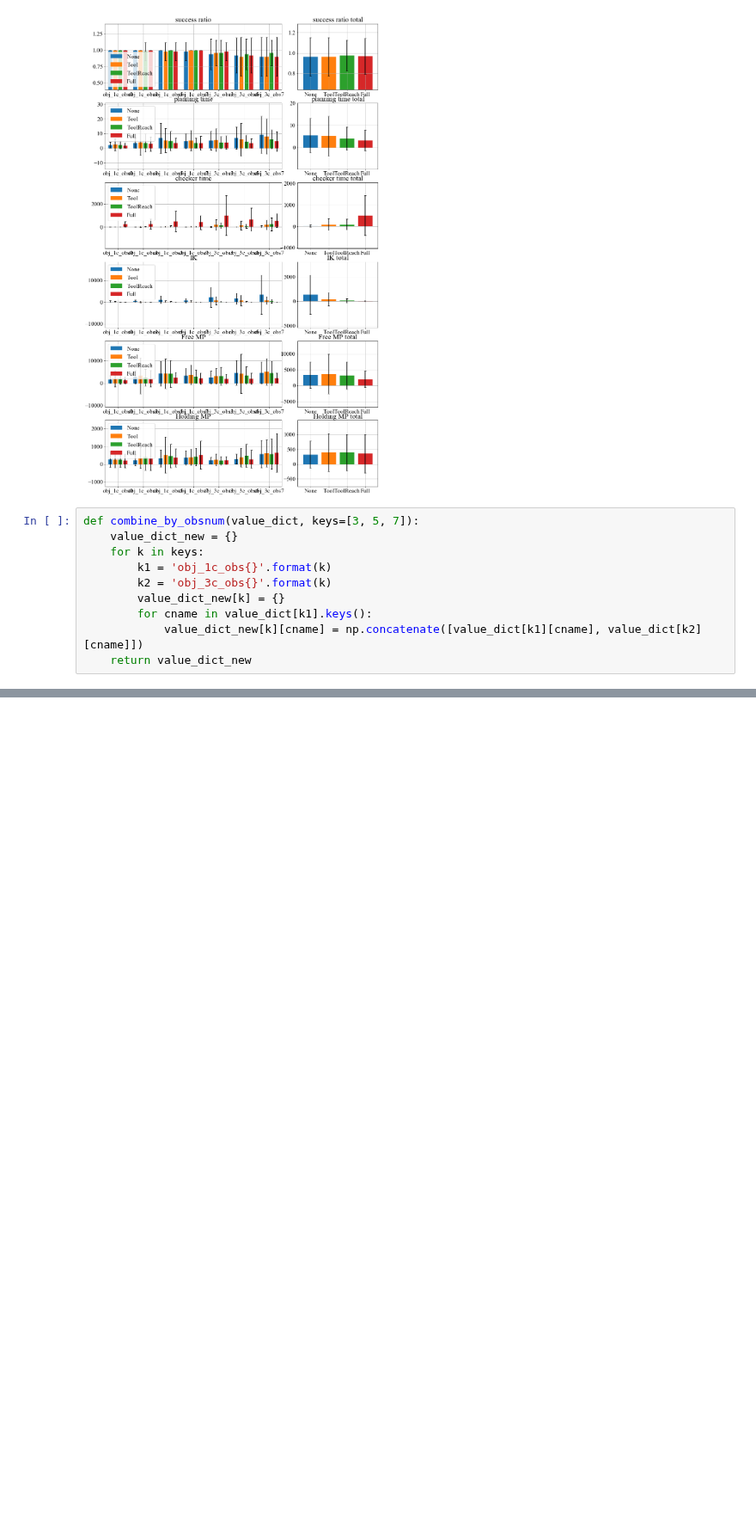
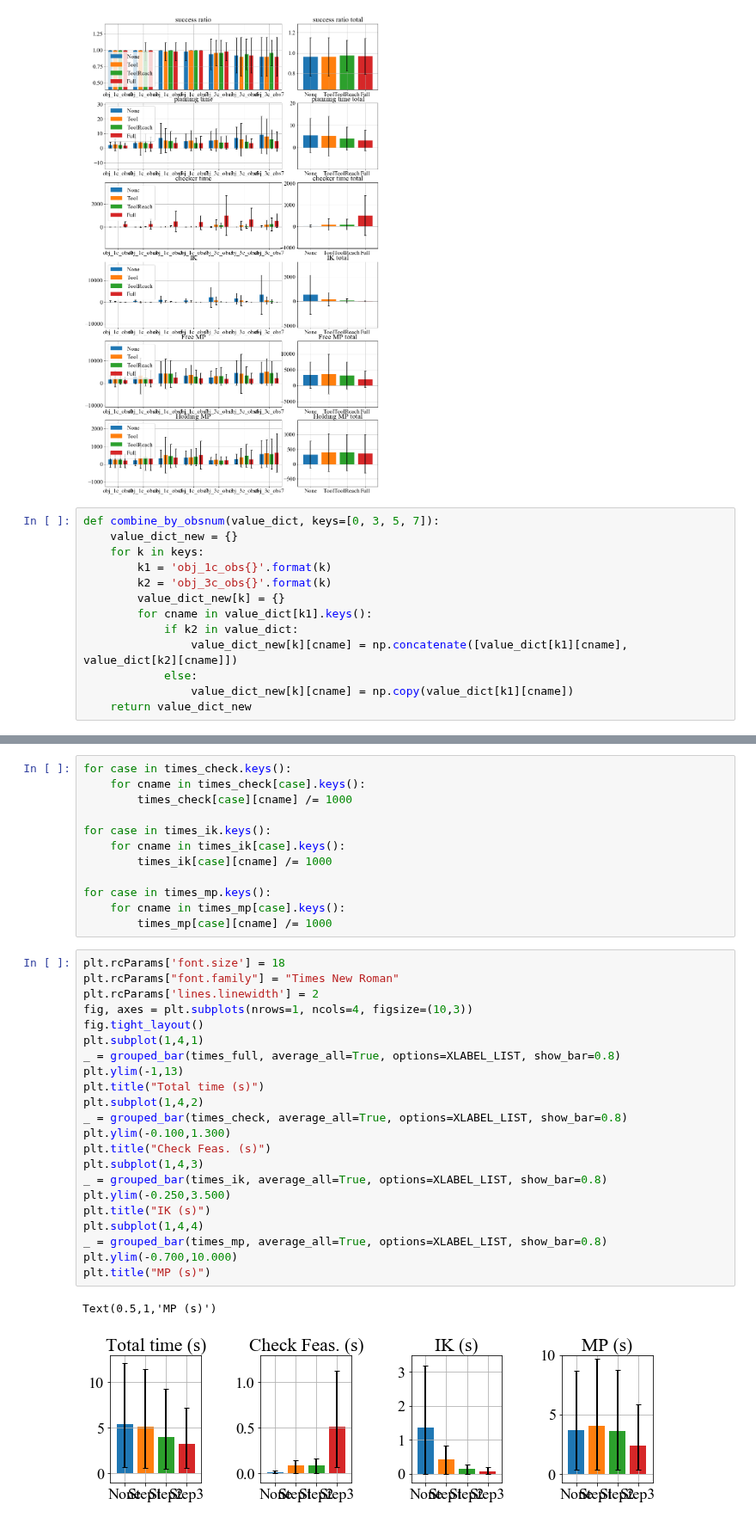
Before and after one commit to rnb-disinfection/rnb-planning, a Jupyter notebook: src/scripts/developing/pddlstream/[TEST] PDDLStream-print-results.ipynb, the cells around one changed output, grey strips where cells are left out. Shown at 86% size. Drawn from its saved outputs; the diff is of its cells as text; blank space fills up the shorter version.

```diff
--- a/src/scripts/developing/pddlstream/[TEST] PDDLStream-print-results.ipynb
+++ b/src/scripts/developing/pddlstream/[TEST] PDDLStream-print-results.ipynb
@@ -198,12 +262,15 @@ subplot_trisect_line(ROWS, COLS, 6,
 # %% [output]
 [figure]
 # %%
-def combine_by_obsnum(value_dict, keys=[3, 5, 7]):
+def combine_by_obsnum(value_dict, keys=[0, 3, 5, 7]):
     value_dict_new = {}
     for k in keys:
         k1 = 'obj_1c_obs{}'.format(k)
         k2 = 'obj_3c_obs{}'.format(k)
         value_dict_new[k] = {}
         for cname in value_dict[k1].keys():
-            value_dict_new[k][cname] = np.concatenate([value_dict[k1][cname], value_dict[k2][cname]])
+            if k2 in value_dict:
+                value_dict_new[k][cname] = np.concatenate([value_dict[k1][cname], value_dict[k2][cname]])
+            else:
+                value_dict_new[k][cname] = np.copy(value_dict[k1][cname])
     return value_dict_new
@@ -223,0 +302,37 @@ for case in times_fm.keys():
+# %%
+for case in times_check.keys():
+    for cname in times_check[case].keys():
+        times_check[case][cname] /= 1000
+
+for case in times_ik.keys():
+    for cname in times_ik[case].keys():
+        times_ik[case][cname] /= 1000
+
+for case in times_mp.keys():
+    for cname in times_mp[case].keys():
+        times_mp[case][cname] /= 1000
+# %%
+plt.rcParams['font.size'] = 18
+plt.rcParams["font.family"] = "Times New Roman"
+plt.rcParams['lines.linewidth'] = 2
+fig, axes = plt.subplots(nrows=1, ncols=4, figsize=(10,3))
+fig.tight_layout()
+plt.subplot(1,4,1)
+_ = grouped_bar(times_full, average_all=True, options=XLABEL_LIST, show_bar=0.8)
+plt.ylim(-1,13)
+plt.title("Total time (s)")
+plt.subplot(1,4,2)
+_ = grouped_bar(times_check, average_all=True, options=XLABEL_LIST, show_bar=0.8)
+plt.ylim(-0.100,1.300)
+plt.title("Check Feas. (s)")
+plt.subplot(1,4,3)
+_ = grouped_bar(times_ik, average_all=True, options=XLABEL_LIST, show_bar=0.8)
+plt.ylim(-0.250,3.500)
+plt.title("IK (s)")
+plt.subplot(1,4,4)
+_ = grouped_bar(times_mp, average_all=True, options=XLABEL_LIST, show_bar=0.8)
+plt.ylim(-0.700,10.000)
+plt.title("MP (s)")
+# %% [output]
+Text(0.5,1,'MP (s)')
+[figure, added]
```
Also changed, not shown: parts of 22 cells of this notebook, 2 other files.
